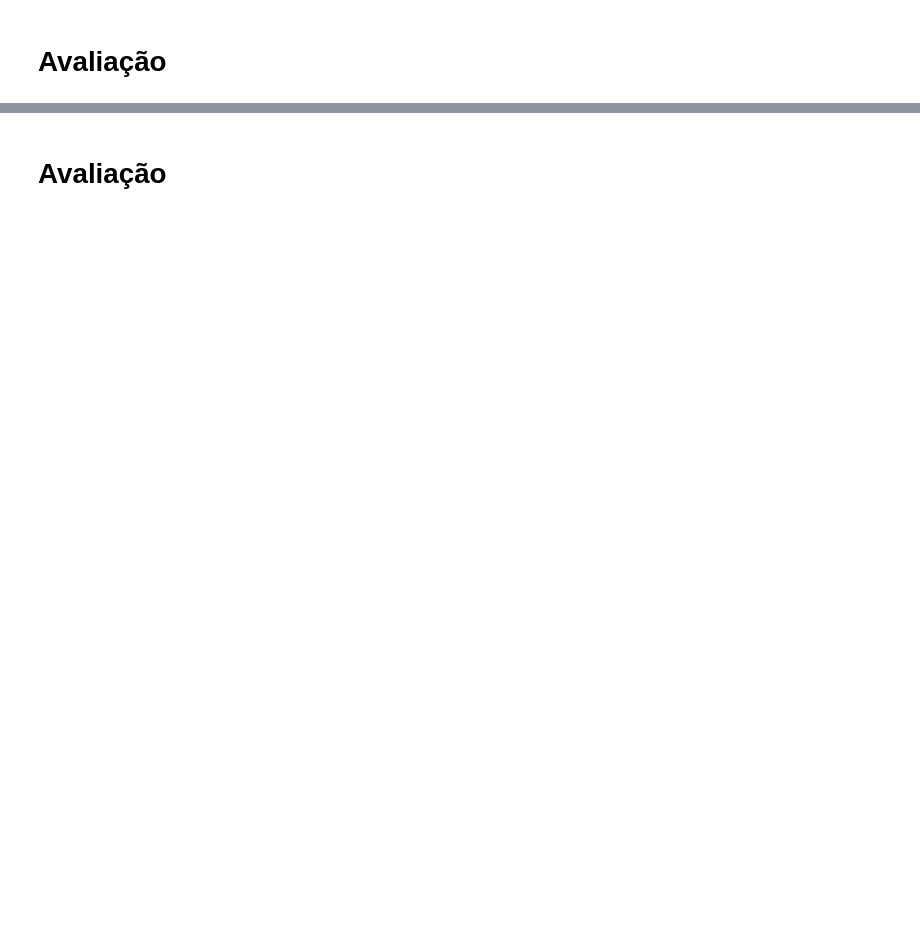
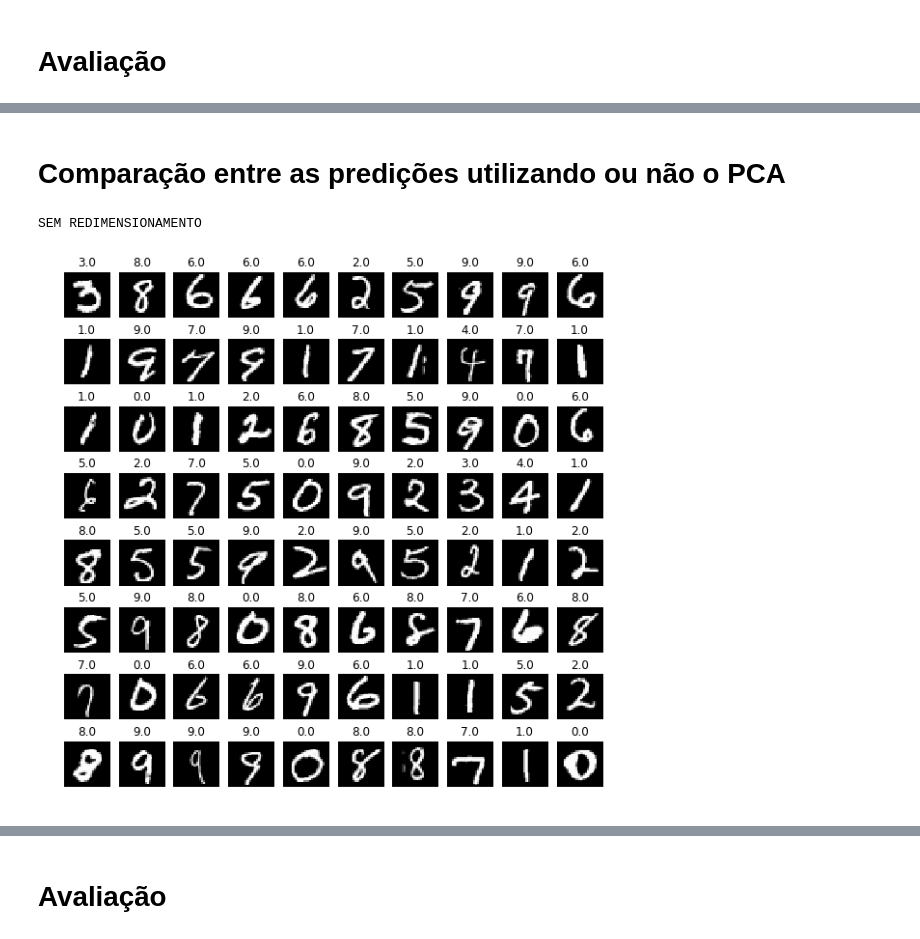
Before and after one commit to nlp-pucrs/ia-ec-2017-2-tp3, a Jupyter notebook: Diego_Gabrielle.ipynb, the cells around one changed output, grey strips where cells are left out. Cells and saved outputs as stored; diff of their text form; code cells hidden in the pictures; blank space fills up the shorter version.

```diff
--- a/Diego_Gabrielle.ipynb
+++ b/Diego_Gabrielle.ipynb
@@ -73,7 +91,7 @@ plt.show()
 # %% [markdown]
 # Treinamento utilizando o MLPClassifier
 # %%
-mlp = MLPClassifier(hidden_layer_sizes=(89,), activation='tanh', max_iter=1000, alpha=1e-4,
+mlp = MLPClassifier(hidden_layer_sizes=(89,), activation='tanh', max_iter=1000, alpha=1e-5,
                     solver='sgd', verbose=10, tol=1e-5, random_state=1,
                     learning_rate_init=.1)
 #activation : {‘identity’, ‘logistic’, ‘tanh’, ‘relu’}
@@ -240,0 +259,14 @@ array([ 9.,  7.,  7.,  5.,  3.,  1.,  1.,  1.,  9.,  5.,  3.,  5.,  6.,
+# %% [markdown]
+# Comparação entre as predições utilizando ou não o PCA
+# %%
+print("SEM REDIMENSIONAMENTO")
+plt.figure(figsize=(10,10))
+y, x = 8,10
+for i in range(0,(y*x)):
+    plt.subplot(y, x, i+1)
+    plt.axis("off")
+    show_image(X_test[i],(28,28), y_pred[i], cmp="gray")
+plt.show()
+# %% [output]
+SEM REDIMENSIONAMENTO
+[figure, added]
```
Also changed, not shown: parts of 31 cells of this notebook.
